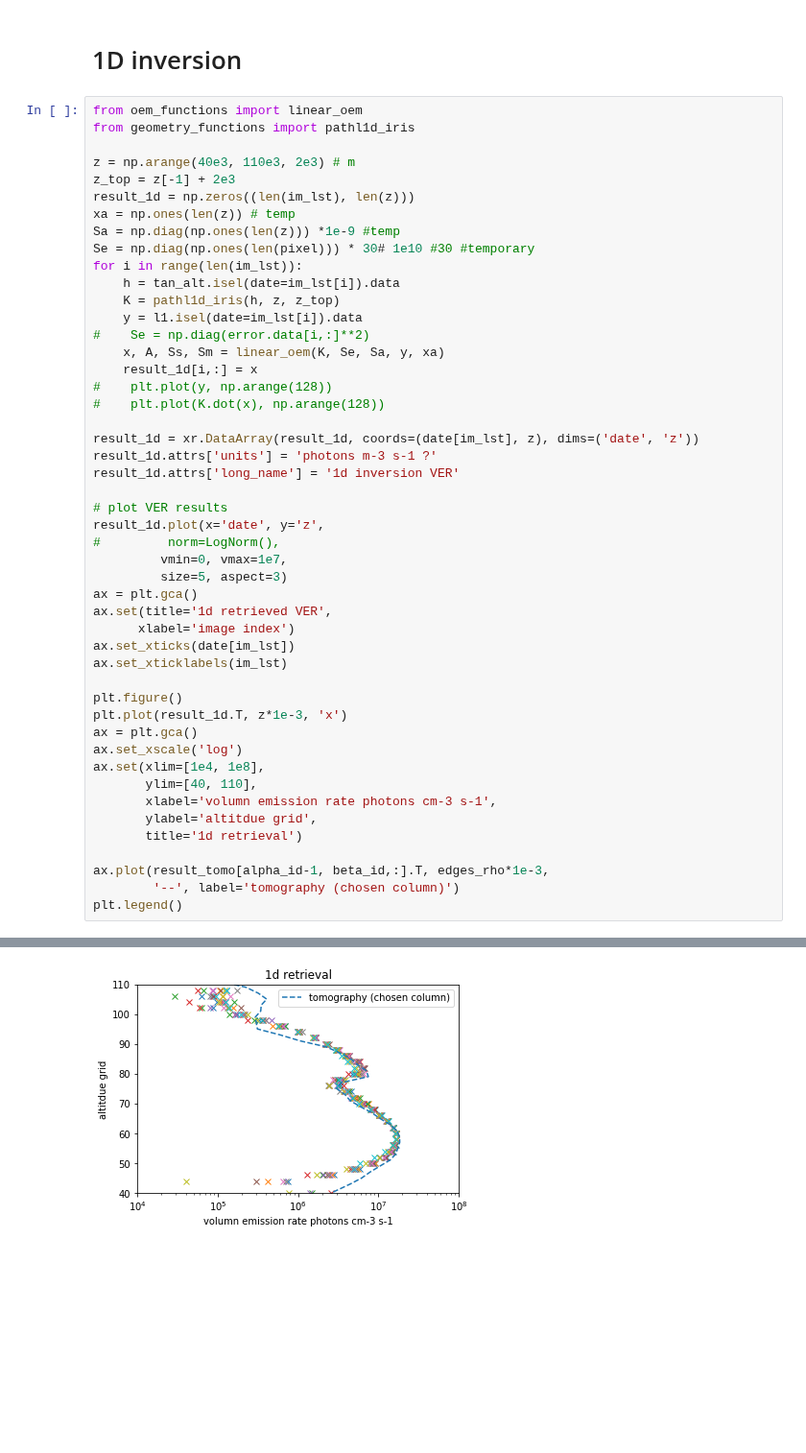
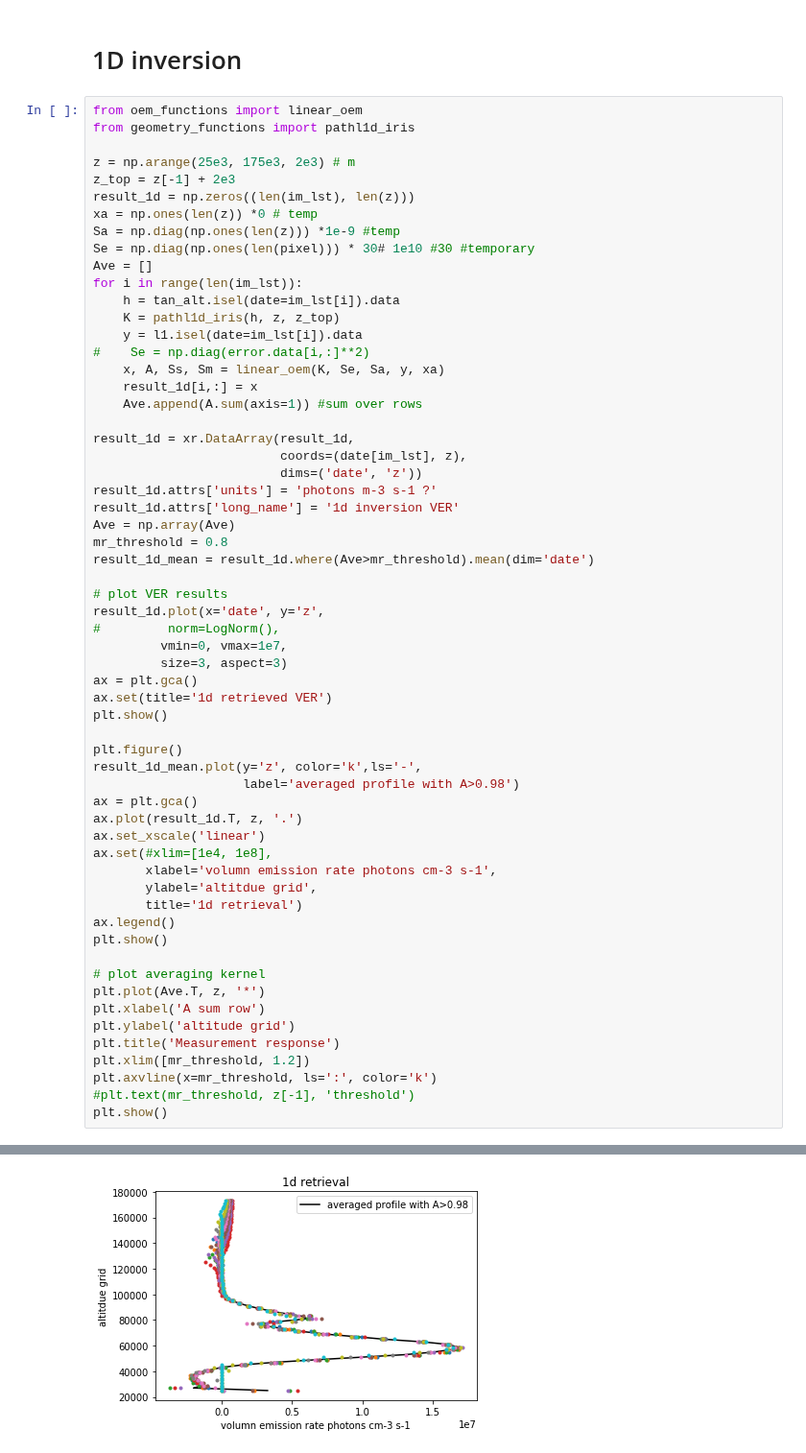
Before and after one commit to Anqi-Li/iris, a Jupyter notebook: notebooks/IRIS_Tomography-new_coordinate.ipynb, the cells around one changed output, grey strips where cells are left out. Shown at 96% size. Drawn from its saved outputs; the diff is of its cells as text; blank space fills up the shorter version.

Commit message:
comparison between tomo and 1d

```diff
--- a/notebooks/IRIS_Tomography-new_coordinate.ipynb
+++ b/notebooks/IRIS_Tomography-new_coordinate.ipynb
@@ -378,12 +176,13 @@ mreasurement response of grid 1856 1.3033404929545256
 from oem_functions import linear_oem
 from geometry_functions import pathl1d_iris
 
-z = np.arange(40e3, 110e3, 2e3) # m
+z = np.arange(25e3, 175e3, 2e3) # m
 z_top = z[-1] + 2e3
 result_1d = np.zeros((len(im_lst), len(z)))
-xa = np.ones(len(z)) # temp
+xa = np.ones(len(z)) *0 # temp
 Sa = np.diag(np.ones(len(z))) *1e-9 #temp
 Se = np.diag(np.ones(len(pixel))) * 30# 1e10 #30 #temporary
+Ave = []
 for i in range(len(im_lst)):
     h = tan_alt.isel(date=im_lst[i]).data
     K = pathl1d_iris(h, z, z_top)
@@ -391,35 +190,46 @@ for i in range(len(im_lst)):
 #    Se = np.diag(error.data[i,:]**2)
     x, A, Ss, Sm = linear_oem(K, Se, Sa, y, xa)
     result_1d[i,:] = x
-#    plt.plot(y, np.arange(128))
-#    plt.plot(K.dot(x), np.arange(128))
+    Ave.append(A.sum(axis=1)) #sum over rows
 
-result_1d = xr.DataArray(result_1d, coords=(date[im_lst], z), dims=('date', 'z'))
+result_1d = xr.DataArray(result_1d,
+                         coords=(date[im_lst], z),
+                         dims=('date', 'z'))
 result_1d.attrs['units'] = 'photons m-3 s-1 ?'
 result_1d.attrs['long_name'] = '1d inversion VER'
+Ave = np.array(Ave)
+mr_threshold = 0.8
+result_1d_mean = result_1d.where(Ave>mr_threshold).mean(dim='date')
 
 # plot VER results
 result_1d.plot(x='date', y='z',
 #         norm=LogNorm(),
          vmin=0, vmax=1e7,
-         size=5, aspect=3)
+         size=3, aspect=3)
 ax = plt.gca()
-ax.set(title='1d retrieved VER',
-      xlabel='image index')
-ax.set_xticks(date[im_lst])
-ax.set_xticklabels(im_lst)
+ax.set(title='1d retrieved VER')
+plt.show()
 
 plt.figure()
-plt.plot(result_1d.T, z*1e-3, 'x')
+result_1d_mean.plot(y='z', color='k',ls='-',
+                    label='averaged profile with A>0.98')
 ax = plt.gca()
-ax.set_xscale('log')
-ax.set(xlim=[1e4, 1e8],
-       ylim=[40, 110],
+ax.plot(result_1d.T, z, '.')
+ax.set_xscale('linear')
+ax.set(#xlim=[1e4, 1e8],
        xlabel='volumn emission rate photons cm-3 s-1',
        ylabel='altitdue grid',
        title='1d retrieval')
+ax.legend()
+plt.show()
 
-ax.plot(result_tomo[alpha_id-1, beta_id,:].T, edges_rho*1e-3,
-        '--', label='tomography (chosen column)')
-plt.legend()
+# plot averaging kernel
+plt.plot(Ave.T, z, '*')
+plt.xlabel('A sum row')
+plt.ylabel('altitude grid')
+plt.title('Measurement response')
+plt.xlim([mr_threshold, 1.2])
+plt.axvline(x=mr_threshold, ls=':', color='k')
+#plt.text(mr_threshold, z[-1], 'threshold')
+plt.show()
 # %% [output]
@@ -428 +237 @@ plt.legend()
-[figure, old version]
+[figure, new version]
```
Also changed, not shown: parts of 44 cells of this notebook, 1 other file.
